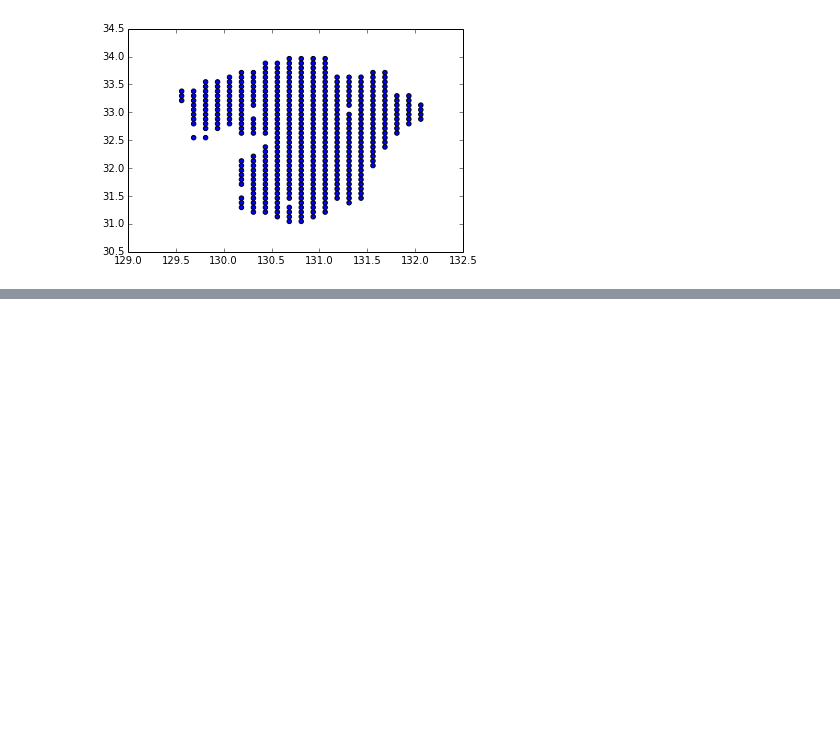
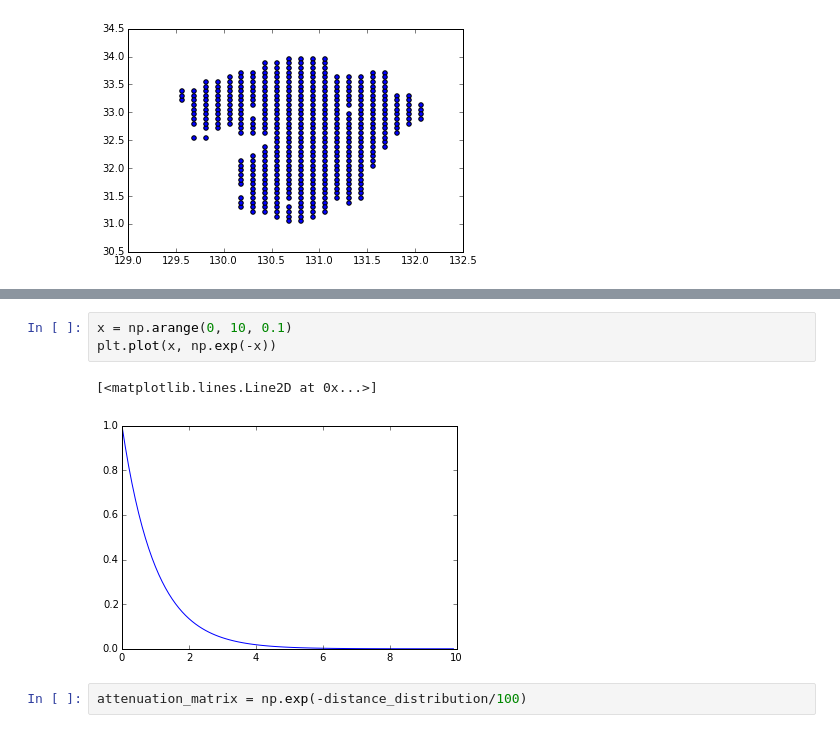
Before and after one commit to KeWata/infectious_2015, a Jupyter notebook: simulator/simulator_draft.ipynb, the cells around one changed output, grey strips where cells are left out. Drawn from its saved outputs; the diff is of its cells as text; blank space fills up the shorter version.

```diff
--- a/simulator/simulator_draft.ipynb
+++ b/simulator/simulator_draft.ipynb
@@ -343,2 +327,10 @@ c_{i, j}=\exp{-d_{i, j}}
 $$
 での減衰を考える
+# %%
+x = np.arange(0, 10, 0.1)
+plt.plot(x, np.exp(-x))
+# %% [output]
+[<matplotlib.lines.Line2D at 0x...>]
+[figure, added]
+# %%
+attenuation_matrix = np.exp(-distance_distribution/100)
```
Also changed, not shown: parts of 27 cells of this notebook.
